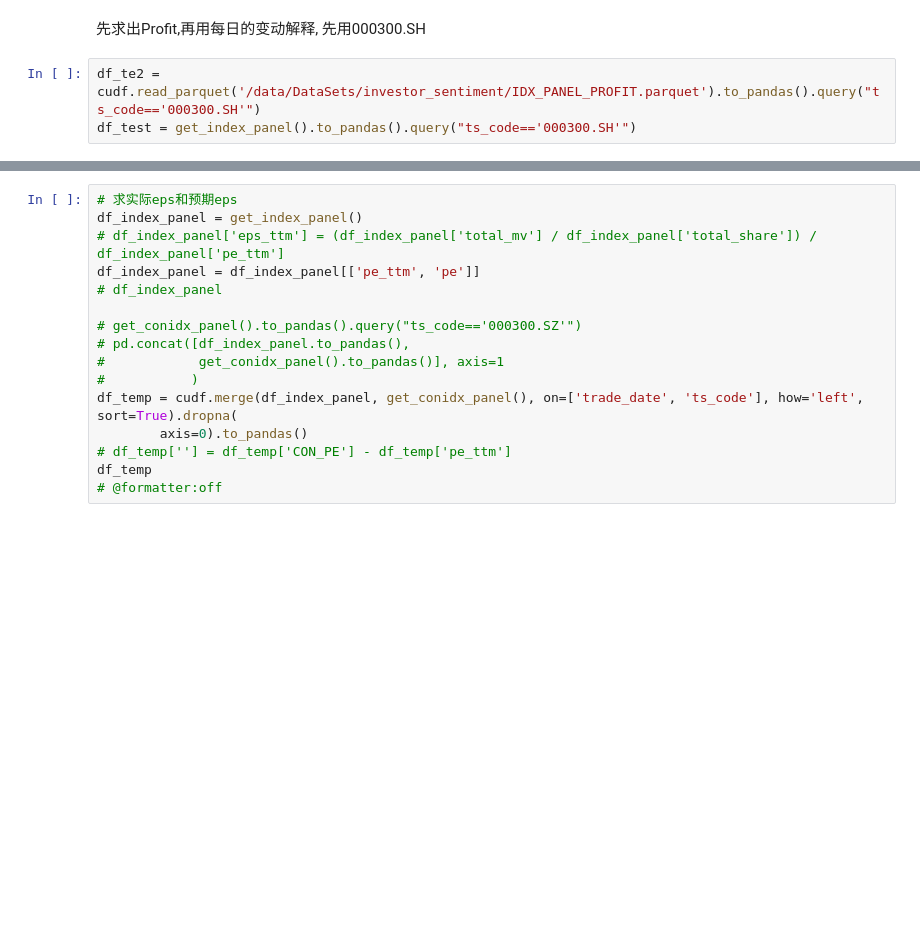
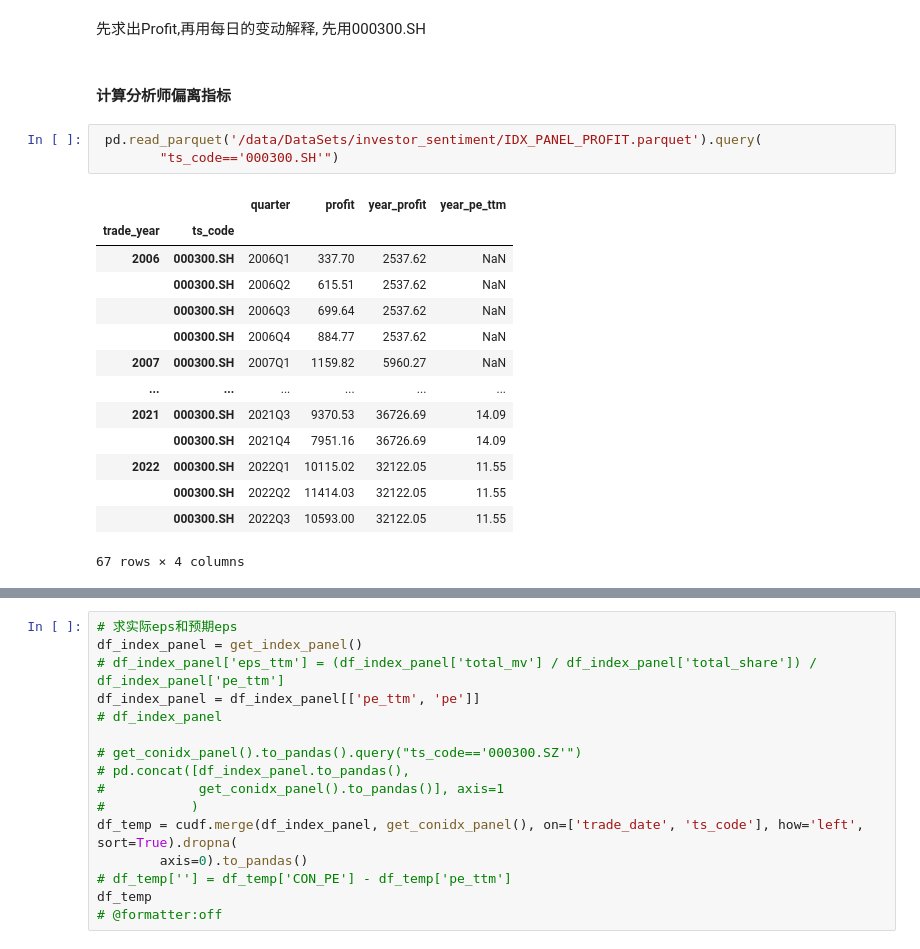
Before and after one commit to Colin-Bao/Investor-Sentiment, a Jupyter notebook: analyzer/analyzer.ipynb, the cells around one changed output, grey strips where cells are left out. Cells and saved outputs as stored; diff of their text form; blank space fills up the shorter version.

```diff
--- a/analyzer/analyzer.ipynb
+++ b/analyzer/analyzer.ipynb
@@ -239,6 +239,23 @@ get_time_series()
 # %% [markdown]
 先求出Profit,再用每日的变动解释,
 先用000300.SH
+# %% [markdown]
+#### 计算分析师偏离指标
 # %%
-df_te2 = cudf.read_parquet('/data/DataSets/investor_sentiment/IDX_PANEL_PROFIT.parquet').to_pandas().query("ts_code=='000300.SH'")
-df_test = get_index_panel().to_pandas().query("ts_code=='000300.SH'")
+ pd.read_parquet('/data/DataSets/investor_sentiment/IDX_PANEL_PROFIT.parquet').query(
+        "ts_code=='000300.SH'")
+# %% [output]
+|  |  | quarter | profit | year_profit | year_pe_ttm |
+| trade_year | ts_code |  |  |  |  |
+| 2006 | 000300.SH | 2006Q1 | 337.70 | 2537.62 | NaN |
+|  | 000300.SH | 2006Q2 | 615.51 | 2537.62 | NaN |
+|  | 000300.SH | 2006Q3 | 699.64 | 2537.62 | NaN |
+|  | 000300.SH | 2006Q4 | 884.77 | 2537.62 | NaN |
+| 2007 | 000300.SH | 2007Q1 | 1159.82 | 5960.27 | NaN |
+| ... | ... | ... | ... | ... | ... |
+| 2021 | 000300.SH | 2021Q3 | 9370.53 | 36726.69 | 14.09 |
+|  | 000300.SH | 2021Q4 | 7951.16 | 36726.69 | 14.09 |
+| 2022 | 000300.SH | 2022Q1 | 10115.02 | 32122.05 | 11.55 |
+|  | 000300.SH | 2022Q2 | 11414.03 | 32122.05 | 11.55 |
+|  | 000300.SH | 2022Q3 | 10593.00 | 32122.05 | 11.55 |
+67 rows × 4 columns
```
Also changed, not shown: parts of 1 cell of this notebook.
